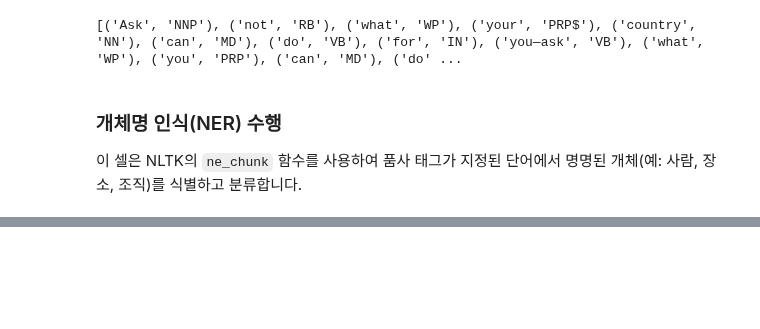
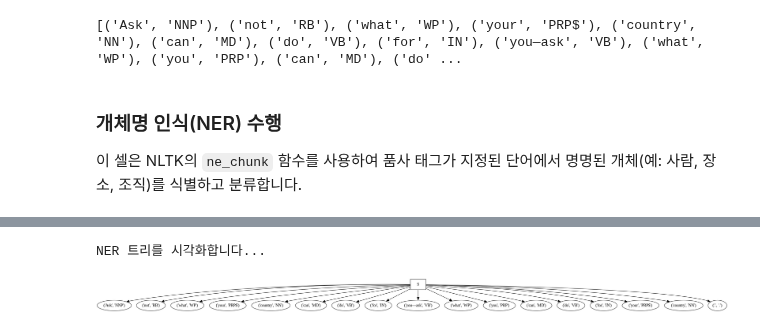
Before and after one commit to mrdantzig/nlp-bible-code, a Jupyter notebook: 08장_개체명인식/[8-1] NLTK를 이용한 개체명 인식_수정본.ipynb, the cells around one changed output, grey strips where cells are left out. Drawn from its saved outputs; the diff is of its cells as text; code cells hidden in the pictures; blank space fills up the shorter version.

```diff
--- a/08장_개체명인식/[8-1] NLTK를 이용한 개체명 인식_수정본.ipynb
+++ b/08장_개체명인식/[8-1] NLTK를 이용한 개체명 인식_수정본.ipynb
@@ -86,0 +78,47 @@ print(entities)
+# %%
+from graphviz import Digraph
+from IPython.display import Image, display
+import nltk
+
+def draw_nltk_tree_as_image(tree_obj, filename='nltk_tree_output', format='png'):
+    """
+    NLTK Tree 객체를 Graphviz를 사용하여 이미지로 변환하고 표시합니다.
+    """
+    dot = Digraph(comment='NLTK Tree', format=format)
+    node_id_counter = [0] # 재귀 함수 내에서 ID를 추적하기 위한 카운터
+
+    def add_nodes_edges(sub_tree, parent_id=None):
+        current_node_id = str(node_id_counter[0])
+        node_id_counter[0] += 1
+
+        # 리프 노드(단어)와 비리프 노드(태그)를 구분하여 레이블 설정
+        if isinstance(sub_tree, nltk.tree.Tree):
+            label = sub_tree.label()
+            dot.node(current_node_id, label, shape='box') # 비리프 노드는 상자로 표시
+        else:
+            # 리프 노드는 단어와 POS 태그를 모두 포함할 수 있습니다. 예: ('word', 'POS')
+            label = str(sub_tree)
+            dot.node(current_node_id, label, shape='ellipse') # 리프 노드는 타원으로 표시
+
+        if parent_id is not None:
+            dot.edge(parent_id, current_node_id)
+
+        if isinstance(sub_tree, nltk.tree.Tree):
+            for child in sub_tree:
+                add_nodes_edges(child, current_node_id)
+
+    add_nodes_edges(tree_obj)
+    dot.render(filename, view=False, cleanup=True)
+    return Image(f'{filename}.{format}')
+
+# 이전 단계에서 생성된 'entities' 객체를 사용하여 시각화
+# 'entities'는 nltk.tree.Tree 객체입니다.
+if 'entities' in locals():
+    print("NER 트리를 시각화합니다...")
+    image = draw_nltk_tree_as_image(entities, filename='ner_tree_visualization')
+    display(image)
+else:
+    print("오류: 'entities' 객체를 찾을 수 없습니다. 이전 셀을 실행하여 'entities'를 생성해주세요.")
+# %% [output]
+NER 트리를 시각화합니다...
+[figure, added]
```
Also changed, not shown: parts of 4 cells of this notebook.
